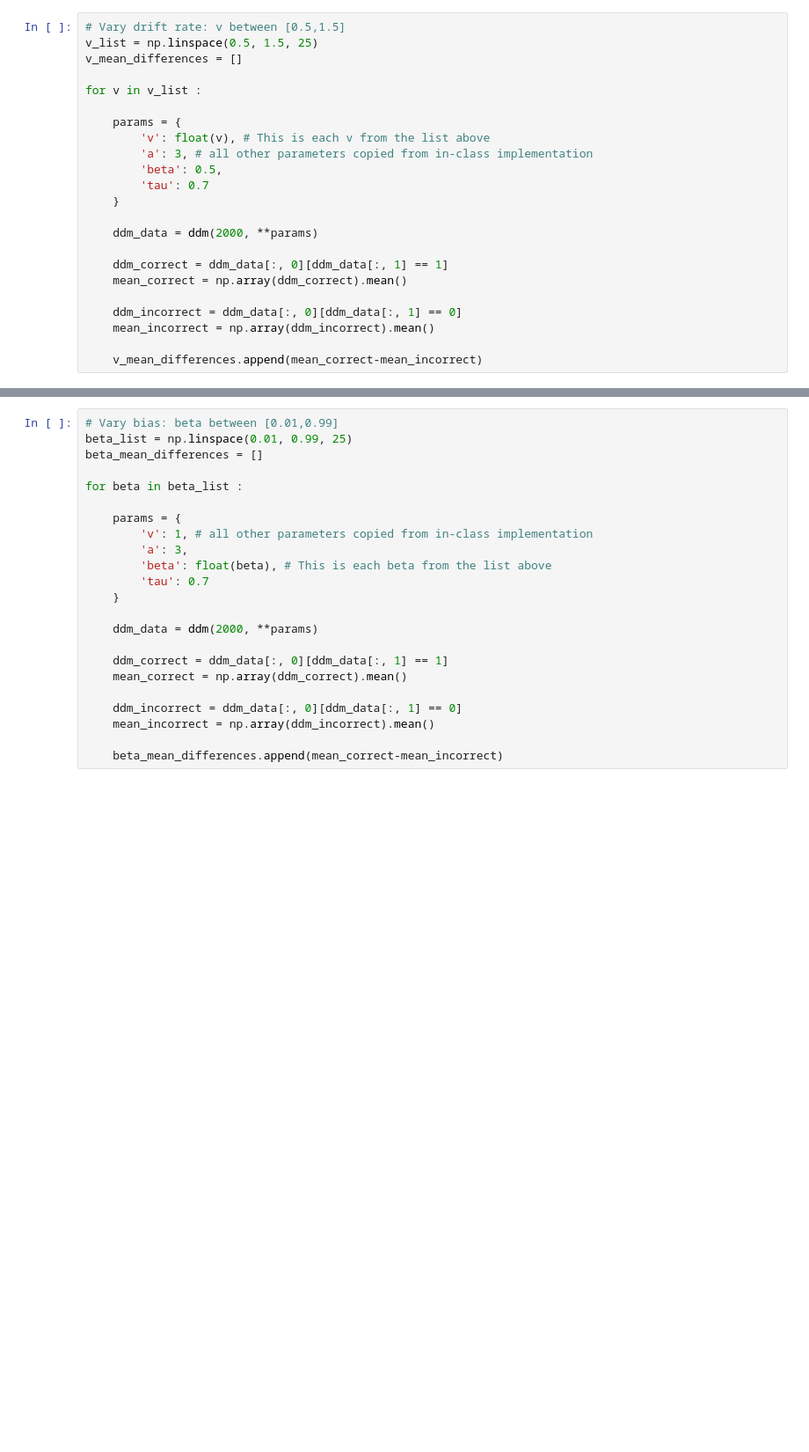
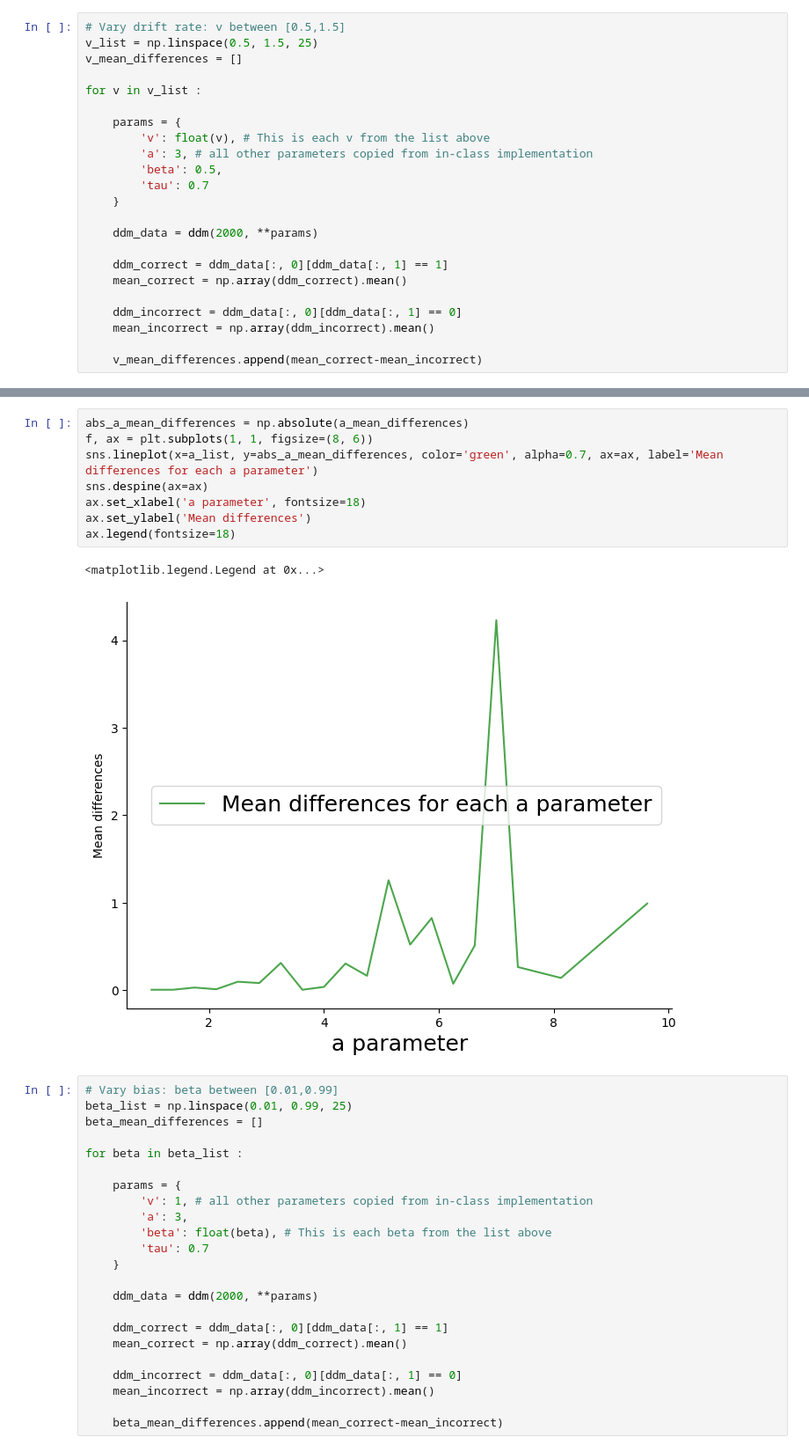
Before and after one commit to kwan-sr/cog-modeling-class-nc-ks, a Jupyter notebook: HW3/q2.ipynb, the cells around one changed output, grey strips where cells are left out. Shown at 88% size. Saved outputs shown, nothing was run; the diff lists cells and outputs as text; blank space fills up the shorter version.

```diff
--- a/HW3/q2.ipynb
+++ b/HW3/q2.ipynb
@@ -150,3 +153,14 @@ ax.legend(fontsize=18)
+# %%
+abs_a_mean_differences = np.absolute(a_mean_differences)
+f, ax = plt.subplots(1, 1, figsize=(8, 6))
+sns.lineplot(x=a_list, y=abs_a_mean_differences, color='green', alpha=0.7, ax=ax, label='Mean differences for each a parameter')
+sns.despine(ax=ax)
+ax.set_xlabel('a parameter', fontsize=18)
+ax.set_ylabel('Mean differences')
+ax.legend(fontsize=18)
+# %% [output]
+<matplotlib.legend.Legend at 0x...>
+[figure, added]
 # %%
 # Vary bias: beta between [0.01,0.99]
 beta_list = np.linspace(0.01, 0.99, 25)
```
Also changed, not shown: parts of 6 cells of this notebook.
